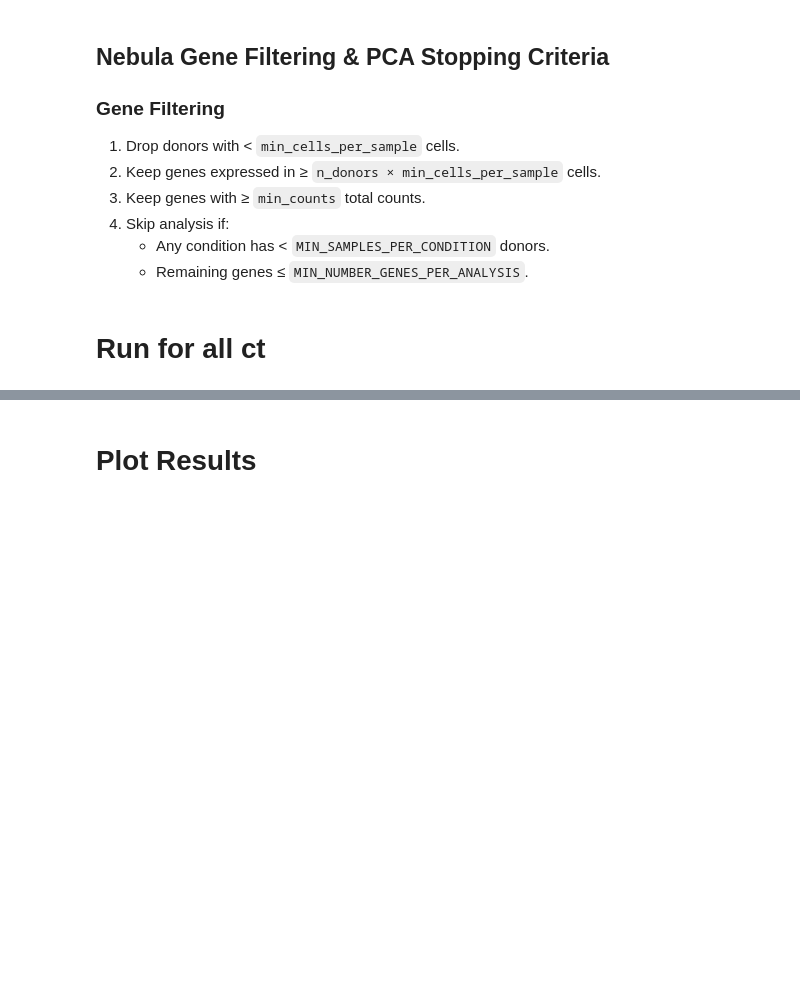
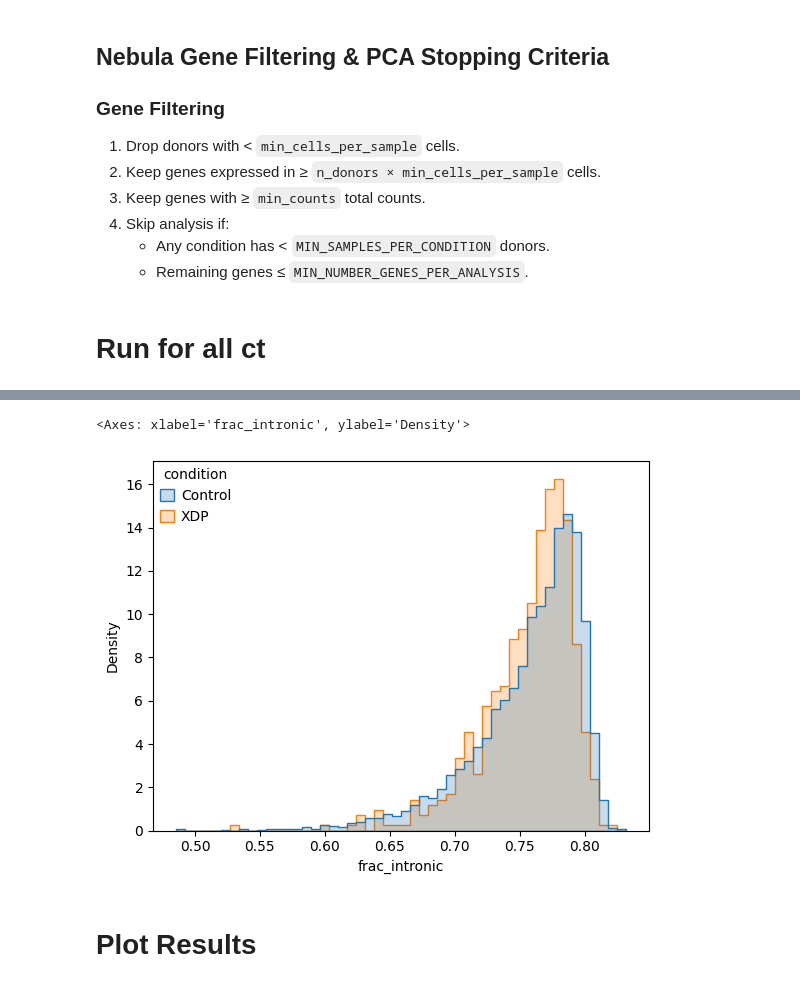
Before and after one commit to 8gabri8/XDP, a Jupyter notebook: script/NucSeq/DEG/NucSeq_PCA.ipynb, the cells around one changed output, grey strips where cells are left out. Saved outputs shown, nothing was run; the diff lists cells and outputs as text; code cells hidden in the pictures; blank space fills up the shorter version.

```diff
--- a/script/NucSeq/DEG/NucSeq_PCA.ipynb
+++ b/script/NucSeq/DEG/NucSeq_PCA.ipynb
@@ -860,3 +772,18 @@ Levels: Control XDP
+# %%
+import seaborn as sns
+
+sns.histplot(
+    data=adata_ct.obs,
+    x="frac_intronic",
+    hue="condition",
+    bins=50,
+    element="step",
+    stat="density",s
+    common_norm=False
+)
+# %% [output]
+<Axes: xlabel='frac_intronic', ylabel='Density'>
+[figure, added]
 # %% [markdown]
 # Plot Results
 # %%
```
Also changed, not shown: parts of 9 cells of this notebook, 19 other files.
